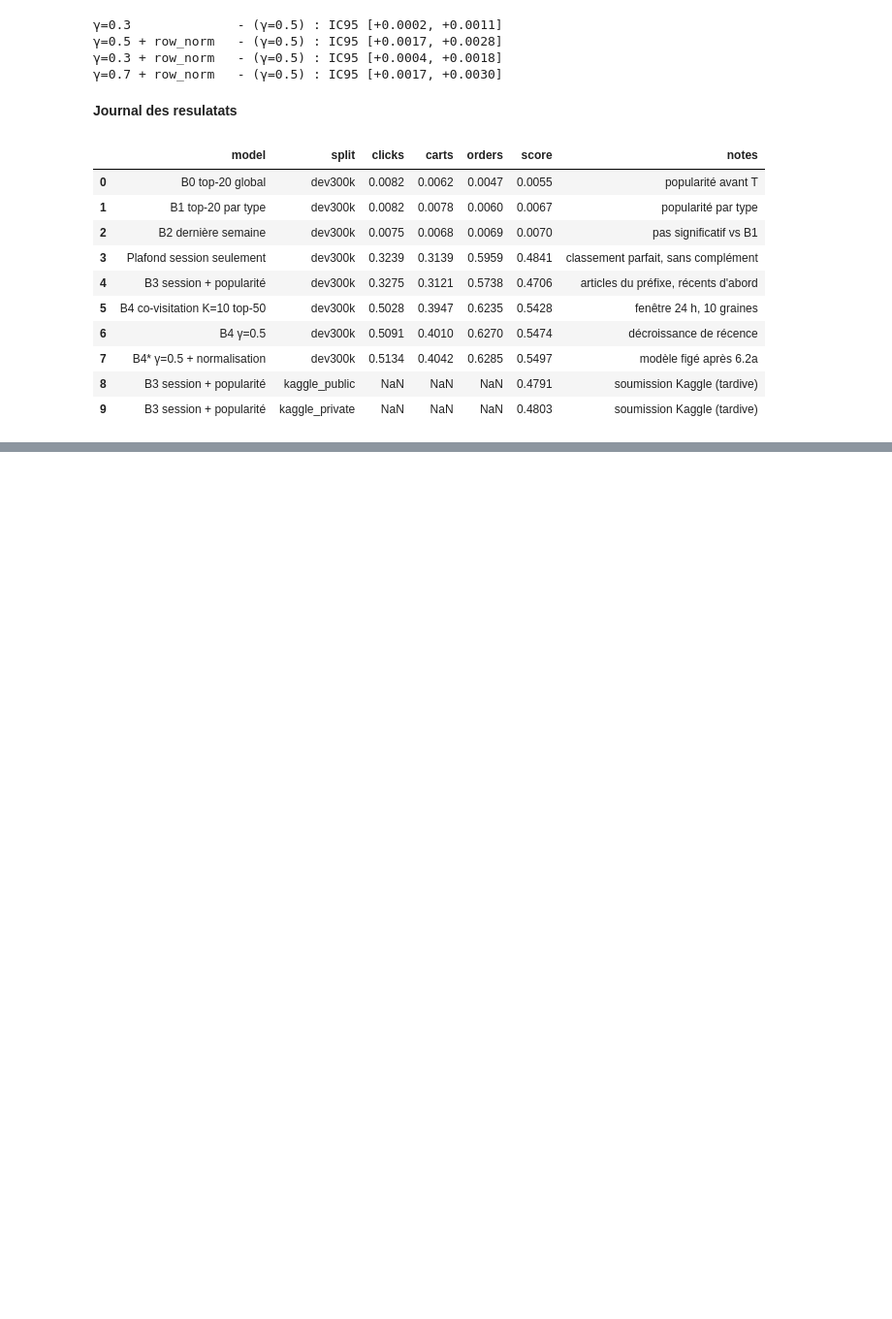
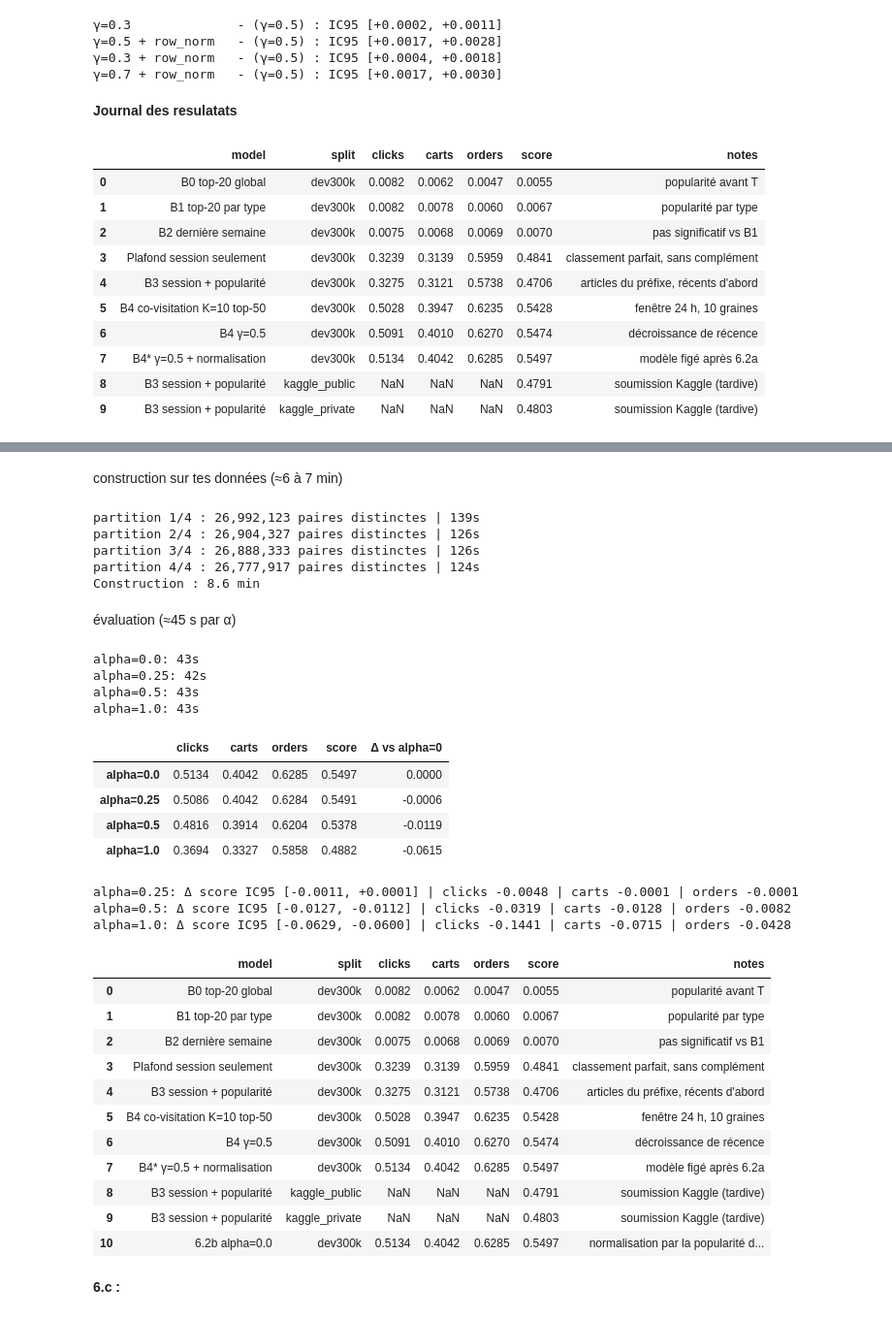
Before and after one commit to MohamedAamer01/otto-recommender-sys, a Jupyter notebook: notebooks/06_covisitation.ipynb, the cells around one changed output, grey strips where cells are left out. Shown at 97% size. Saved outputs shown, nothing was run; the diff lists cells and outputs as text; code cells hidden in the pictures; blank space fills up the shorter version.

Commit message:
Phase 6.2b: popularity-normalized candidates before top-N pruning

```diff
--- a/notebooks/06_covisitation.ipynb
+++ b/notebooks/06_covisitation.ipynb
@@ -398,0 +452,69 @@ display(pd.read_csv(RESULTS_PATH))
+# %% [markdown]
+construction sur tes données (≈6 à 7 min)
+# %%
+pop = np.maximum(np.bincount(aid_arr[ts_arr < T], minlength=n_items), 1).astype(np.float64)
+
+t0 = time.time()
+tables = build_topn_multi(aid_arr, ts_arr, sizes_arr, cum, n_items, pop,
+                          alphas=(0.25, 0.5, 1.0), K=10, window=86400, tmax=T, N=50, P=4)
+tables[0.0] = (nbr_j, nbr_c)                  # table de référence, déjà en mémoire
+print(f"Construction : {(time.time()-t0)/60:.1f} min")
+# %% [output]
+partition 1/4 : 26,992,123 paires distinctes | 139s
+partition 2/4 : 26,904,327 paires distinctes | 126s
+partition 3/4 : 26,888,333 paires distinctes | 126s
+partition 4/4 : 26,777,917 paires distinctes | 124s
+Construction : 8.6 min
+# %% [markdown]
+évaluation (≈45 s par α)
+# %%
+BEST = dict(gamma=0.5, row_norm=True)            # B4*, figé après 6.2a
+rows, HH = {}, {}
+for al in sorted(tables):
+    nj_a, nc_a = tables[al]
+    t0 = time.time()
+    H, _ = per_session(lambda s: lists_b4x(seen_items(s), tops_T, nj_a, nc_a, **BEST), GT)
+    HH[al] = H; rows[f"alpha={al}"] = score_from(H, D)
+    print(f"alpha={al}: {time.time()-t0:.0f}s")
+
+assert abs(rows["alpha=0.0"]["score"] - 0.5497) < 5e-4, "alpha=0 doit redonner B4* (0.5497)"
+res = pd.DataFrame(rows).T
+res["Δ vs alpha=0"] = res["score"] - res.loc["alpha=0.0", "score"]
+display(res.round(4))
+
+for al in sorted(tables):
+    if al == 0.0: continue
+    d = boot_diff_all(HH[0.0], HH[al], D, B=100)
+    print(f"alpha={al}: Δ score IC95 [{d['score'][0]:+.4f}, {d['score'][1]:+.4f}] | "
+          f"clicks {d['clicks'].mean():+.4f} | carts {d['carts'].mean():+.4f} | orders {d['orders'].mean():+.4f}")
+
+# Journal de résultats (la plus performante seulement si elle bat B4*)
+best_al = max(rows, key=lambda k: rows[k]["score"])
+log_result(f"6.2b {best_al}", rows[best_al], "normalisation par la popularité du candidat avant top-N")
+# %% [output]
+alpha=0.0: 43s
+alpha=0.25: 42s
+alpha=0.5: 43s
+alpha=1.0: 43s
+|  | clicks | carts | orders | score | Δ vs alpha=0 |
+| alpha=0.0 | 0.5134 | 0.4042 | 0.6285 | 0.5497 | 0.0000 |
+| alpha=0.25 | 0.5086 | 0.4042 | 0.6284 | 0.5491 | -0.0006 |
+| alpha=0.5 | 0.4816 | 0.3914 | 0.6204 | 0.5378 | -0.0119 |
+| alpha=1.0 | 0.3694 | 0.3327 | 0.5858 | 0.4882 | -0.0615 |
+alpha=0.25: Δ score IC95 [-0.0011, +0.0001] | clicks -0.0048 | carts -0.0001 | orders -0.0001
+alpha=0.5: Δ score IC95 [-0.0127, -0.0112] | clicks -0.0319 | carts -0.0128 | orders -0.0082
+alpha=1.0: Δ score IC95 [-0.0629, -0.0600] | clicks -0.1441 | carts -0.0715 | orders -0.0428
+|  | model | split | clicks | carts | orders | score | notes |
+| 0 | B0 top-20 global | dev300k | 0.0082 | 0.0062 | 0.0047 | 0.0055 | popularité avant T |
+| 1 | B1 top-20 par type | dev300k | 0.0082 | 0.0078 | 0.0060 | 0.0067 | popularité par type |
+| 2 | B2 dernière semaine | dev300k | 0.0075 | 0.0068 | 0.0069 | 0.0070 | pas significatif vs B1 |
+| 3 | Plafond session seulement | dev300k | 0.3239 | 0.3139 | 0.5959 | 0.4841 | classement parfait, sans complément |
+| 4 | B3 session + popularité | dev300k | 0.3275 | 0.3121 | 0.5738 | 0.4706 | articles du préfixe, récents d'abord |
+| 5 | B4 co-visitation K=10 top-50 | dev300k | 0.5028 | 0.3947 | 0.6235 | 0.5428 | fenêtre 24 h, 10 graines |
+| 6 | B4 γ=0.5 | dev300k | 0.5091 | 0.4010 | 0.6270 | 0.5474 | décroissance de récence |
+| 7 | B4* γ=0.5 + normalisation | dev300k | 0.5134 | 0.4042 | 0.6285 | 0.5497 | modèle figé après 6.2a |
+| 8 | B3 session + popularité | kaggle_public | NaN | NaN | NaN | 0.4791 | soumission Kaggle (tardive) |
+| 9 | B3 session + popularité | kaggle_private | NaN | NaN | NaN | 0.4803 | soumission Kaggle (tardive) |
+| 10 | 6.2b alpha=0.0 | dev300k | 0.5134 | 0.4042 | 0.6285 | 0.5497 | normalisation par la popularité d... |
+# %% [markdown]
+**6.c :**
```
Also changed, not shown: parts of 3 cells of this notebook.
